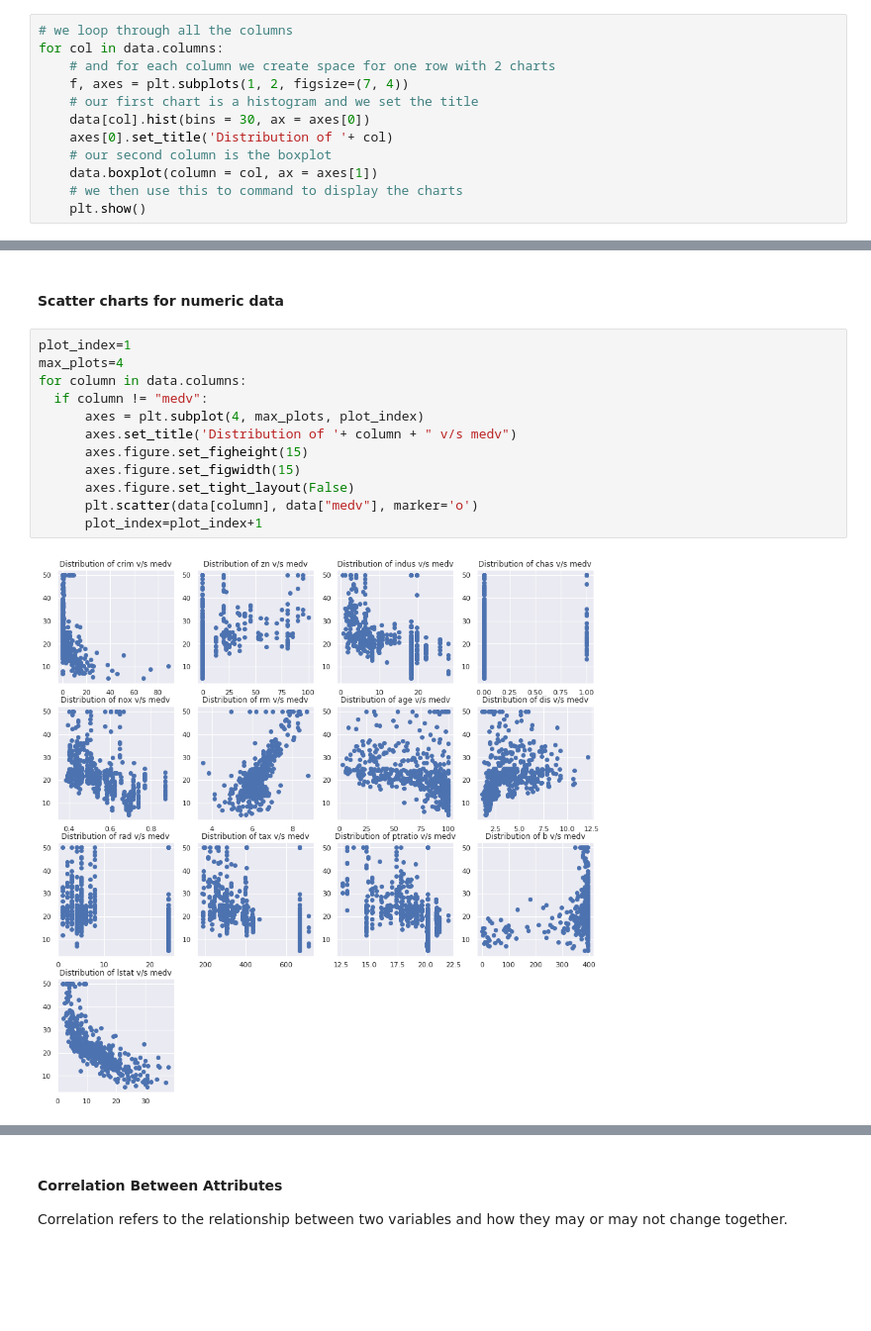
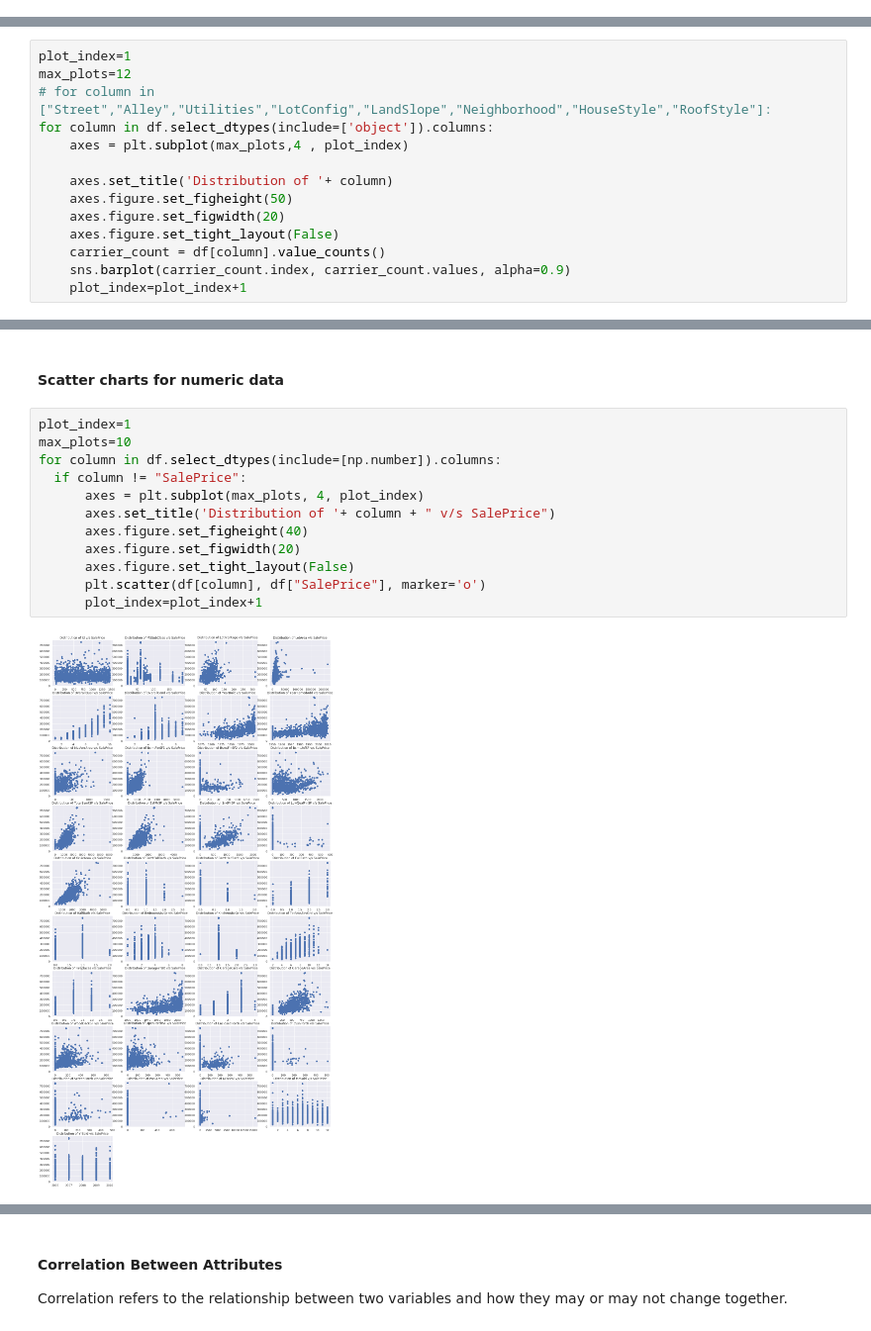
Before and after one commit to jcharlet/awesome-ai-ml-dl, a Jupyter notebook: notebooks/jupyter/housePrices/01_Exploratory_Data_Analysis_(Do_we_know_our_data).ipynb, the cells around one changed output, grey strips where cells are left out. Shown at 99% size. Cells and saved outputs as stored; diff of their text form; blank space fills up the shorter version.

```diff
--- a/notebooks/jupyter/housePrices/01_Exploratory_Data_Analysis_(Do_we_know_our_data).ipynb
+++ b/notebooks/jupyter/housePrices/01_Exploratory_Data_Analysis_(Do_we_know_our_data).ipynb
@@ -294,12 +330,0 @@ data[data["chas"] == 0].count()[0]
-# %%
-# we loop through all the columns
-for col in data.columns:
-    # and for each column we create space for one row with 2 charts
-    f, axes = plt.subplots(1, 2, figsize=(7, 4))
-    # our first chart is a histogram and we set the title
-    data[col].hist(bins = 30, ax = axes[0])
-    axes[0].set_title('Distribution of '+ col)
-    # our second column is the boxplot
-    data.boxplot(column = col, ax = axes[1])
-    # we then use this to command to display the charts
-    plt.show()
@@ -320,0 +331,14 @@ for col in data.columns:
+# %%
+plot_index=1
+max_plots=12
+# for column in ["Street","Alley","Utilities","LotConfig","LandSlope","Neighborhood","HouseStyle","RoofStyle"]:
+for column in df.select_dtypes(include=['object']).columns:
+    axes = plt.subplot(max_plots,4 , plot_index)
+
+    axes.set_title('Distribution of '+ column)
+    axes.figure.set_figheight(50)
+    axes.figure.set_figwidth(20)
+    axes.figure.set_tight_layout(False)
+    carrier_count = df[column].value_counts()
+    sns.barplot(carrier_count.index, carrier_count.values, alpha=0.9)
+    plot_index=plot_index+1
@@ -324,15 +356,15 @@ for col in data.columns:
 #### Scatter charts for numeric data
 # %%
 plot_index=1
-max_plots=4
-for column in data.columns:
-  if column != "medv":
-      axes = plt.subplot(4, max_plots, plot_index)
-      axes.set_title('Distribution of '+ column + " v/s medv")
-      axes.figure.set_figheight(15)
-      axes.figure.set_figwidth(15)
+max_plots=10
+for column in df.select_dtypes(include=[np.number]).columns:
+  if column != "SalePrice":
+      axes = plt.subplot(max_plots, 4, plot_index)
+      axes.set_title('Distribution of '+ column + " v/s SalePrice")
+      axes.figure.set_figheight(40)
+      axes.figure.set_figwidth(20)
       axes.figure.set_tight_layout(False)
-      plt.scatter(data[column], data["medv"], marker='o')
+      plt.scatter(df[column], df["SalePrice"], marker='o')
       plot_index=plot_index+1
 # %% [output]
-[figure, old version]
+[figure, new version]
```
Also changed, not shown: parts of 41 cells of this notebook.
